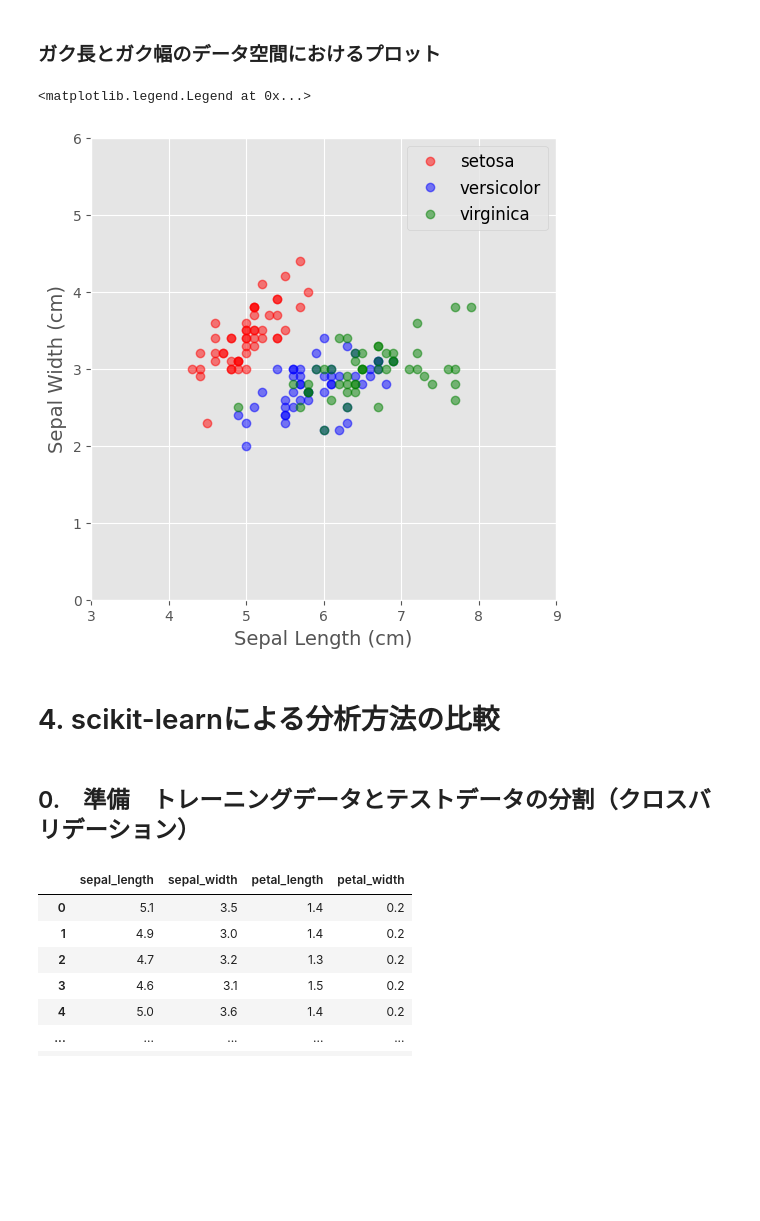
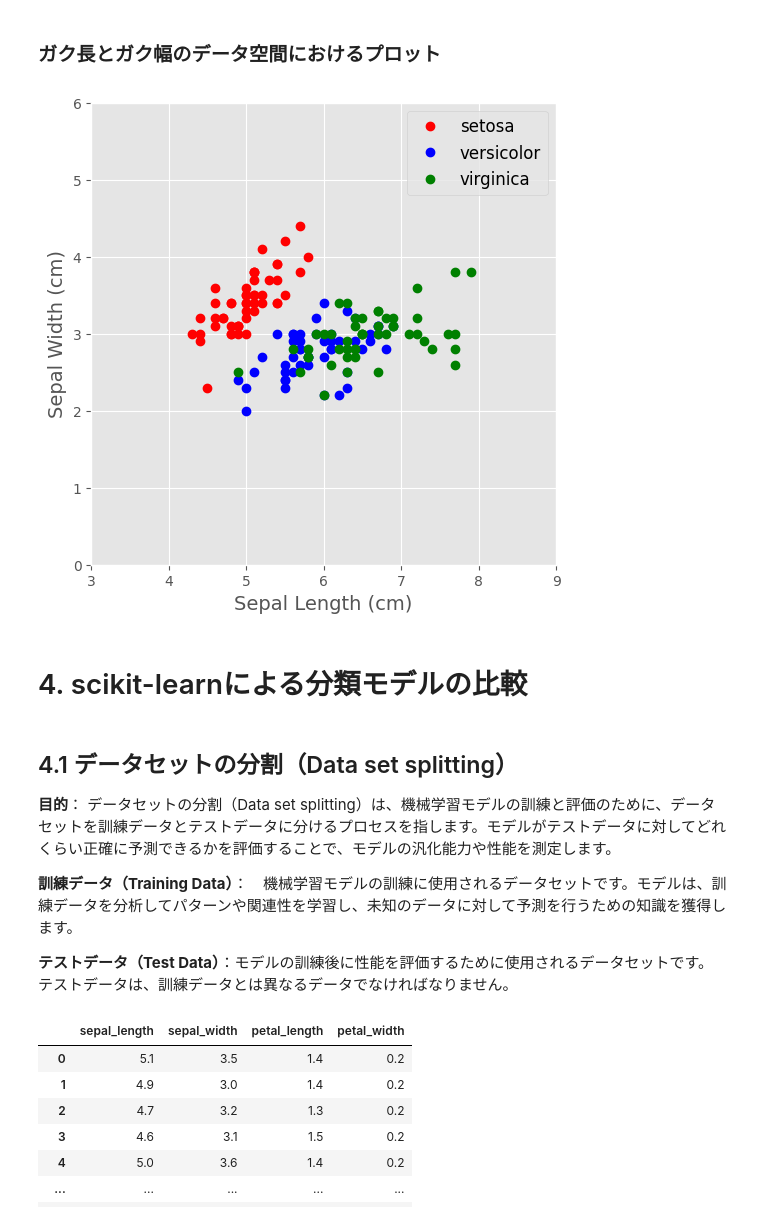
Before and after one commit to ARIM-Training/Training_python_1, a Jupyter notebook: python_seminar_1.ipynb, the cells around one changed output. Drawn from its saved outputs; the diff is of its cells as text; code cells hidden in the pictures; blank space fills up the shorter version.

```diff
--- a/python_seminar_1.ipynb
+++ b/python_seminar_1.ipynb
@@ -133,5 +135,5 @@ setosaからvirginicaについて,それぞれのガクの長さとガクの幅
 # %%
-### それぞれの品種でデータセットを分ける
-setosa = df.iloc[:50,[0,1]].to_numpy()
-versicolor = df.iloc[51:100,[0,1]].to_numpy()
-virginica = df.iloc[101:150,[0,1]].to_numpy()
+### それぞれの品種でガクの長さ（sepal_length）とガクの幅（ssepal_width）についてデータセットを分ける
+setosa = df.iloc[:50,[0,1]]
+versicolor = df.iloc[51:100,[0,1]]
+virginica = df.iloc[101:150,[0,1]]
@@ -138,25 +160,32 @@ virginica = df.iloc[101:150,[0,1]].to_numpy()
 # %% [markdown]
 ### ガク長とガク幅のデータ空間におけるプロット
 # %%
+# matplotlibの初期設定
 fig = plt.figure(figsize=(6,6))
 plt.style.use('ggplot')
 
 # 3品種のデータのプロット
-plt.plot(setosa[:,0], setosa[:,1], 'o', c='red',alpha=0.5)
-plt.plot(versicolor[:,0], versicolor[:,1], 'o', c='blue',alpha=0.5)
-plt.plot(virginica[:,0], virginica[:,1], 'o', c='green',alpha=0.5)
-
+plt.plot(setosa['sepal_length'], setosa['sepal_width'], 'o', c='red')
+plt.plot(versicolor['sepal_length'], versicolor['sepal_width'], 'o', c='blue')
+plt.plot(virginica['sepal_length'], virginica['sepal_width'], 'o', c='green')
 
 # 軸ラベル等
 plt.xlabel("Sepal Length (cm)", fontsize =14)
 plt.ylabel("Sepal Width (cm)", fontsize =14)
 plt.xlim(3,9)
 plt.ylim(0, 6)
 plt.legend(['setosa','versicolor','virginica','test'], fontsize = 12)
+
+plt.show()
 # %% [output]
-<matplotlib.legend.Legend at 0x...>
-[figure, old version]
+[figure, new version]
 # %% [markdown]
-# 4. scikit-learnによる分析方法の比較
+# 4. scikit-learnによる分類モデルの比較
 # %% [markdown]
-## 0.　準備　トレーニングデータとテストデータの分割（クロスバリデーション）
+## 4.1  データセットの分割（Data set splitting）
+**目的**：
+データセットの分割（Data set splitting）は、機械学習モデルの訓練と評価のために、データセットを訓練データとテストデータに分けるプロセスを指します。モデルがテストデータに対してどれくらい正確に予測できるかを評価することで、モデルの汎化能力や性能を測定します。
+
+**訓練データ（Training Data）**：　機械学習モデルの訓練に使用されるデータセットです。モデルは、訓練データを分析してパターンや関連性を学習し、未知のデータに対して予測を行うための知識を獲得します。
+
+**テストデータ（Test Data）**：モデルの訓練後に性能を評価するために使用されるデータセットです。テストデータは、訓練データとは異なるデータでなければなりません。
```
Also changed, not shown: parts of 57 cells of this notebook.
